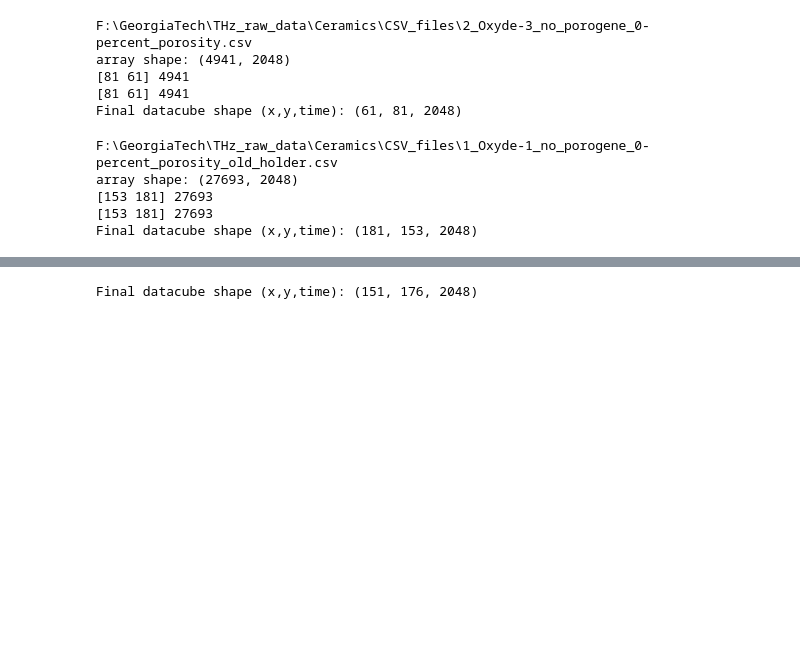
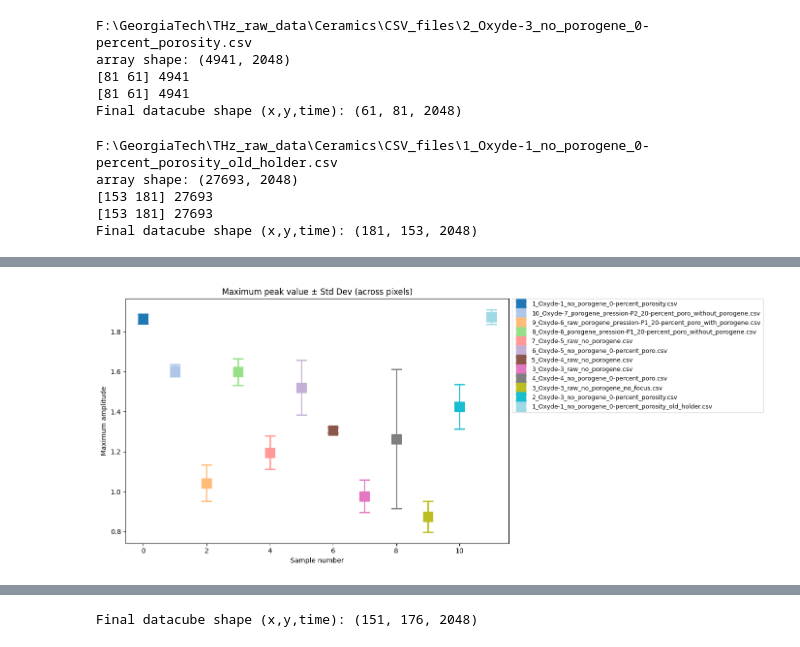
Before and after one commit to Hcherid/Ceramic_processing, a Jupyter notebook: Temporal_signals_analysis.ipynb, the cells around one changed output, grey strips where cells are left out. Cells and saved outputs as stored; diff of their text form; code cells hidden in the pictures; blank space fills up the shorter version.

Commit message:
Adding max peak, min peak and peak to peak value comparison

```diff
--- a/Temporal_signals_analysis.ipynb
+++ b/Temporal_signals_analysis.ipynb
@@ -288,0 +291,41 @@ plt.show()
+# %%
+import numpy as np
+import matplotlib.pyplot as plt
+import matplotlib.cm as cm
+
+n_samples = ROI_arr.shape[0]
+T = ROI_arr.shape[-1]
+colors = cm.get_cmap('tab20', n_samples)
+
+plt.figure(figsize=(14, 6))
+
+for i in range(n_samples):
+    color = colors(np.abs(i))
+    label = file_list[i].split("\\")[-1]
+
+    # Max value per pixel, then mean ± std across pixels
+    per_pixel_max = np.max(ROI_arr[i], axis=2)   # (15, 15) — peak of each pixel
+    max_mean      = per_pixel_max.mean()
+    max_std       = per_pixel_max.std()
+
+    plt.errorbar(
+        i, max_mean,
+        yerr=max_std,
+        fmt='s',                  # square marker
+        markersize=15,
+        color=color,
+        ecolor=color,             # error bar same color as marker
+        elinewidth=2,             # error bar line width
+        capsize=8,                # horizontal caps at the bar ends
+        capthick=2,               # cap thickness
+        label=label
+    )
+
+plt.title("Maximum peak value ± Std Dev (across pixels)")
+plt.xlabel("Sample number")
+plt.ylabel("Maximum amplitude")
+plt.legend(fontsize=9, bbox_to_anchor=(1.01, 1), loc='upper left', borderaxespad=0)
+plt.tight_layout()
+plt.show()
+# %% [output]
+[figure, added]
```
Also changed, not shown: parts of 5 cells of this notebook.
